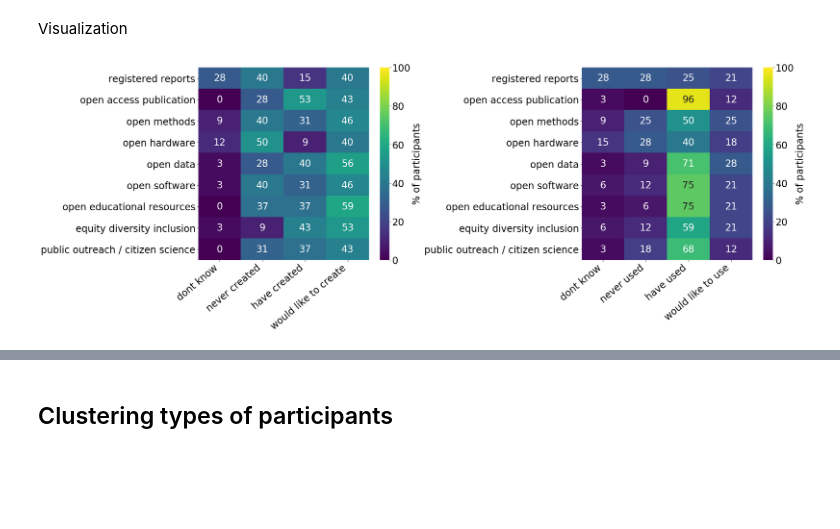
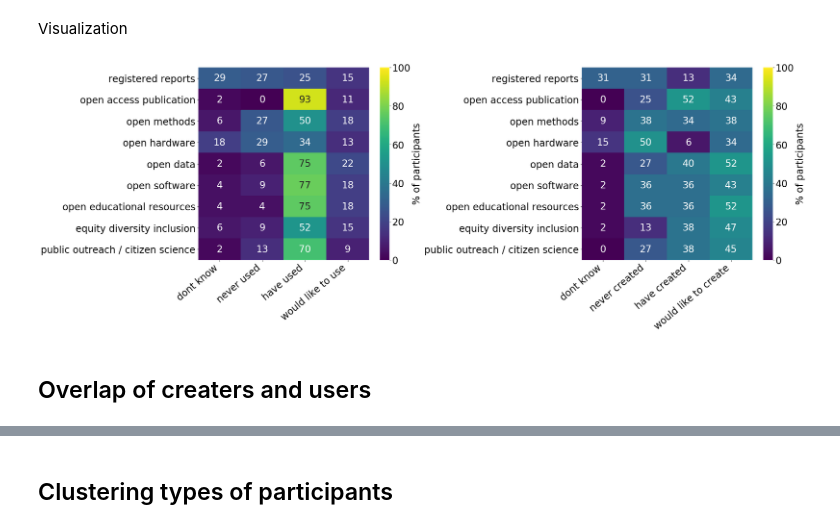
Before and after one commit to koudyk/OSOH_old, a Jupyter notebook: survey/analysis.ipynb, the cells around one changed output, grey strips where cells are left out. Cells and saved outputs as stored; diff of their text form; code cells hidden in the pictures; blank space fills up the shorter version.

```diff
--- a/survey/analysis.ipynb
+++ b/survey/analysis.ipynb
@@ -27,9 +30,9 @@ If you scroll to the right, you can read all of the questions in the survey and
 # %%
 survey = pd.read_csv("Doing Open Science in Grad School.csv", dtype=str)
 ##########################################
-non_pilot_data = np.arange(7, len(survey))
-survey = survey.iloc[non_pilot_data]
-survey.reset_index(drop=True, inplace=True)
+# non_pilot_data = np.arange(7, len(survey))
+# survey = survey.iloc[non_pilot_data]
+# survey.reset_index(drop=True, inplace=True)
 print("We have %d responses" % len(survey))
 
 pd.set_option("display.max_columns", None)
@@ -243,7 +250,9 @@ mat = pd.DataFrame(columns=create_use_cols, index=create_use_keys, dtype=int)
 n_participants = len(df_cleaned)
 for col in create_use_cols:
     for row in create_use_keys:
-        mat.at[row, col] = df_cleaned[col].str.contains(row).sum() / n_participants * 100
+        mat.at[row, col] = (
+            df_cleaned[col].str.contains(row).sum() / n_participants * 100
+        )
 
 
 mat[create_use_cols] = mat[create_use_cols].astype(int)
@@ -263,7 +272,7 @@ def ticklabels(var_list):
 matplotlib.rcParams.update({"font.size": 24})
 fig, axs = plt.subplots(1, 2, figsize=(27, 10))
 vmax = 100
-cmap = 'viridis'
+cmap = "viridis"
 cbar = True
 annot = True
 
@@ -278,47 +287,49 @@ sns.heatmap(
     mat.loc[create_keys, create_cols].T,
     annot=annot,
     vmax=vmax,
-    ax=axs[0],
+    ax=axs[1],
     cbar=cbar,
     cmap=cmap,
-    cbar_kws={'label': '% of participants'}
+    cbar_kws={"label": "% of participants"},
 )
 #     cbar_kws={'label': 'Number of participants'})
 # axs[0].set_title("Experience CREATING open-science objects\n", fontsize=20)
-axs[0].set_yticklabels(ticklabels(create_cols))
-axs[0].set_xticklabels(ticklabels(create_keys), rotation=40, ha="right")
+axs[1].set_yticklabels(ticklabels(create_cols))
+axs[1].set_xticklabels(ticklabels(create_keys), rotation=40, ha="right")
 
 use_cols = [col for col in list(mat.columns) if "use_" in col]
 use_keys = ["dont_know", "never_used", "have_used", "would_like_to_use"]
 sns.heatmap(
     mat.loc[use_keys, use_cols].T,
     annot=annot,
     vmax=vmax,
-    ax=axs[1],
+    ax=axs[0],
     cbar=cbar,
     cmap=cmap,
-    cbar_kws={'label': '% of participants'}
+    cbar_kws={"label": "% of participants"},
 )
 #             cbar_kws={'label': 'Number of participants'})
 # axs[1].set_title("Experience USING open-science objects\n", fontsize=20)
-axs[1].set_yticklabels(ticklabels(use_cols))
-axs[1].set_xticklabels(ticklabels(use_keys), rotation=40, ha="right")
+axs[0].set_yticklabels(ticklabels(use_cols))
+axs[0].set_xticklabels(ticklabels(use_keys), rotation=40, ha="right")
 
 plt.tight_layout()
 extent = (
-    axs[0]
+    axs[1]
     .get_tightbbox(fig.canvas.renderer)
     .transformed(fig.dpi_scale_trans.inverted())
 )
 fig.savefig("figures/experience_creating.png", bbox_inches=extent)
 
 extent = (
-    axs[1]
+    axs[0]
     .get_tightbbox(fig.canvas.renderer)
     .transformed(fig.dpi_scale_trans.inverted())
 )
 fig.savefig("figures/experience_using.png", bbox_inches=extent)
 
 plt.savefig("figures/experience.png", bbox_inches="tight")
 # %% [output]
-[figure, old version]
+[figure, new version]
+# %% [markdown]
+## Overlap of creaters and users
```
Also changed, not shown: parts of 26 cells of this notebook, 1 other file.
